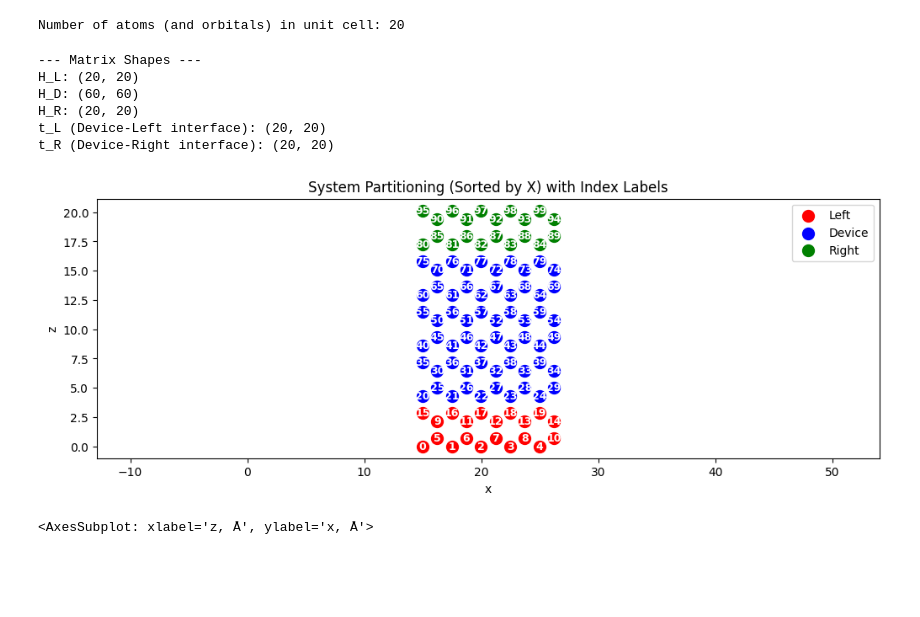
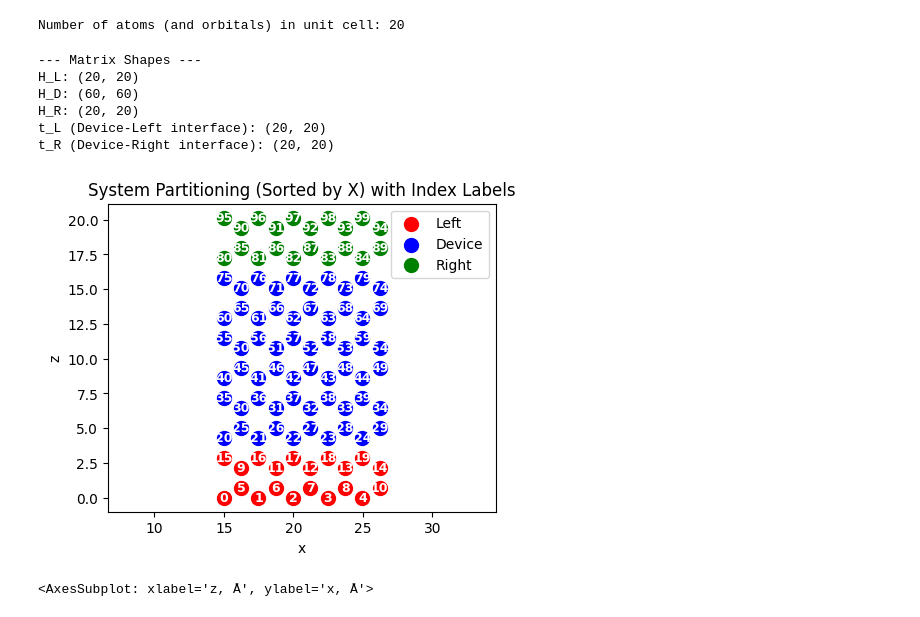
Before and after one commit to UlrikTJ/TemperatureDependantTransport, a Jupyter notebook: Temp_dep_defect_transport.ipynb, the cells around one changed output. Saved outputs shown, nothing was run; the diff lists cells and outputs as text; code cells hidden in the pictures; blank space fills up the shorter version.

```diff
--- a/Temp_dep_defect_transport.ipynb
+++ b/Temp_dep_defect_transport.ipynb
@@ -205,35 +205,35 @@ t_R = H_full[np.ix_(idx_D[-n_lead_atoms:], idx_R)]
 
 print("--- Matrix Shapes ---")
 print(f"H_L: {H_L.shape}")
 print(f"H_D: {H_D.shape}")
 print(f"H_R: {H_R.shape}")
 print(f"t_L (Device-Left interface): {t_L.shape}")
 print(f"t_R (Device-Right interface): {t_R.shape}")
 
 # 5. Visualize the Partition
-plt.figure(figsize=(12, 4))
+plt.figure(figsize=(5, 4))
 plt.scatter(pos[idx_L, 0], pos[idx_L, 2], c='red', label='Left', s=100)
 plt.scatter(pos[idx_D, 0], pos[idx_D, 2], c='blue', label='Device', s=100)
 plt.scatter(pos[idx_R, 0], pos[idx_R, 2], c='green', label='Right', s=100)
 
 # Add atom indices labels
 for i, idx in enumerate(x_sort_args):
     plt.text(pos[idx, 0], pos[idx, 2], str(i), fontsize=9, ha='center', va='center', color='white', fontweight='bold')
 
 plt.title("System Partitioning (Sorted by X) with Index Labels")
 plt.xlabel("x")
 plt.ylabel("z")
 plt.legend()
 plt.axis('equal')
 plt.show()
 # %% [output]
 --- Matrix Shapes ---
 H_L: (20, 20)
 H_D: (60, 60)
 H_R: (20, 20)
 t_L (Device-Left interface): (20, 20)
 t_R (Device-Right interface): (20, 20)
-[figure, old version]
+[figure, new version]
 # %%
 # --- Visualization of the Full Hamiltonian ---
 import matplotlib.patches as patches
```
Also changed, not shown: parts of 5 cells of this notebook, 18 other files.
